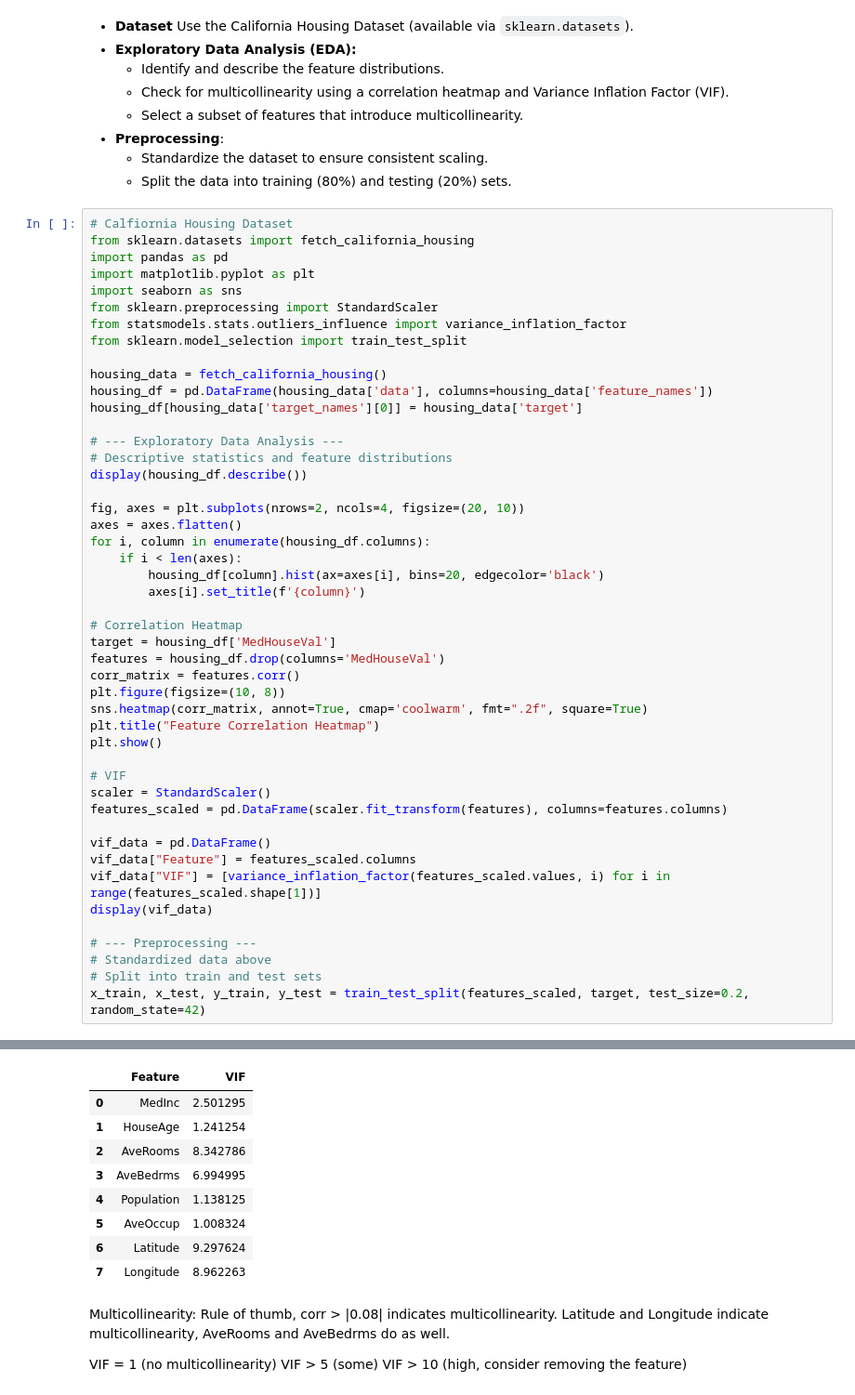
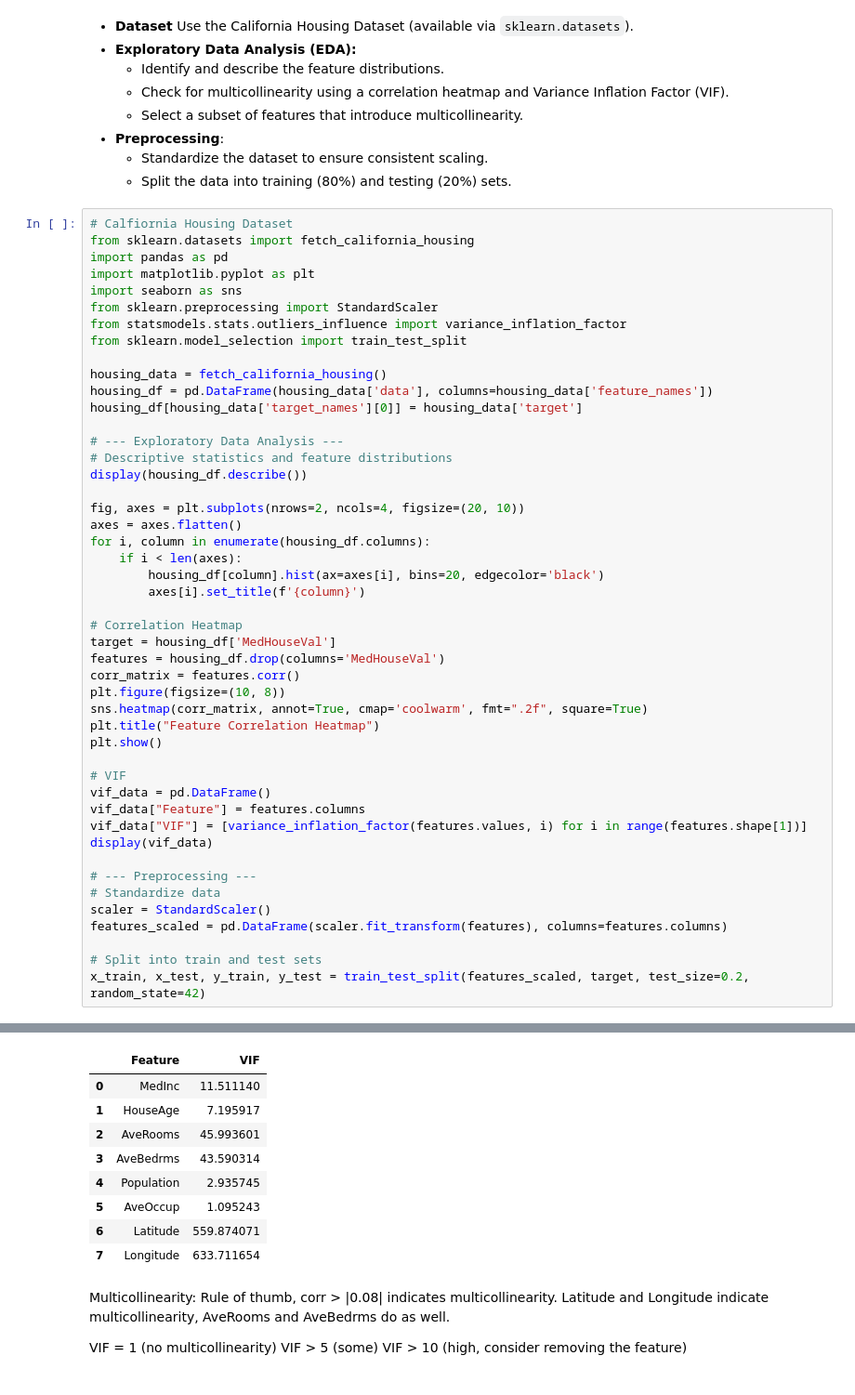
Before and after one commit to slomuscio/EN.685.621, a Jupyter notebook: homework_3/HW3 SP25.ipynb, the cells around one changed output, grey strips where cells are left out. Shown at 93% size. Drawn from its saved outputs; the diff is of its cells as text.

```diff
--- a/homework_3/HW3 SP25.ipynb
+++ b/homework_3/HW3 SP25.ipynb
@@ -46,48 +46,48 @@ for i, column in enumerate(housing_df.columns):
         axes[i].set_title(f'{column}')
 
 # Correlation Heatmap
 target = housing_df['MedHouseVal']
 features = housing_df.drop(columns='MedHouseVal')
 corr_matrix = features.corr()
 plt.figure(figsize=(10, 8))
 sns.heatmap(corr_matrix, annot=True, cmap='coolwarm', fmt=".2f", square=True)
 plt.title("Feature Correlation Heatmap")
 plt.show()
 
 # VIF
+vif_data = pd.DataFrame()
+vif_data["Feature"] = features.columns
+vif_data["VIF"] = [variance_inflation_factor(features.values, i) for i in range(features.shape[1])]
+display(vif_data)
+
+# --- Preprocessing ---
+# Standardize data
 scaler = StandardScaler()
 features_scaled = pd.DataFrame(scaler.fit_transform(features), columns=features.columns)
 
-vif_data = pd.DataFrame()
-vif_data["Feature"] = features_scaled.columns
-vif_data["VIF"] = [variance_inflation_factor(features_scaled.values, i) for i in range(features_scaled.shape[1])]
-display(vif_data)
-
-# --- Preprocessing ---
-# Standardized data above
 # Split into train and test sets
 x_train, x_test, y_train, y_test = train_test_split(features_scaled, target, test_size=0.2, random_state=42)
 # %% [output]
 |  | MedInc | HouseAge | AveRooms | AveBedrms | Population | AveOccup | Latitude | Longitude | MedHouseVal |
 | count | 20640.000000 | 20640.000000 | 20640.000000 | 20640.000000 | 20640.000000 | 20640.000000 | 20640.000000 | 20640.000000 | 20640.000000 |
 | mean | 3.870671 | 28.639486 | 5.429000 | 1.096675 | 1425.476744 | 3.070655 | 35.631861 | -119.569704 | 2.068558 |
 | std | 1.899822 | 12.585558 | 2.474173 | 0.473911 | 1132.462122 | 10.386050 | 2.135952 | 2.003532 | 1.153956 |
 | min | 0.499900 | 1.000000 | 0.846154 | 0.333333 | 3.000000 | 0.692308 | 32.540000 | -124.350000 | 0.149990 |
 | 25% | 2.563400 | 18.000000 | 4.440716 | 1.006079 | 787.000000 | 2.429741 | 33.930000 | -121.800000 | 1.196000 |
 | 50% | 3.534800 | 29.000000 | 5.229129 | 1.048780 | 1166.000000 | 2.818116 | 34.260000 | -118.490000 | 1.797000 |
 | 75% | 4.743250 | 37.000000 | 6.052381 | 1.099526 | 1725.000000 | 3.282261 | 37.710000 | -118.010000 | 2.647250 |
 | max | 15.000100 | 52.000000 | 141.909091 | 34.066667 | 35682.000000 | 1243.333333 | 41.950000 | -114.310000 | 5.000010 |
 [figure]
 [figure]
 |  | Feature | VIF |
-| 0 | MedInc | 2.501295 |
-| 1 | HouseAge | 1.241254 |
-| 2 | AveRooms | 8.342786 |
-| 3 | AveBedrms | 6.994995 |
-| 4 | Population | 1.138125 |
-| 5 | AveOccup | 1.008324 |
-| 6 | Latitude | 9.297624 |
-| 7 | Longitude | 8.962263 |
+| 0 | MedInc | 11.511140 |
+| 1 | HouseAge | 7.195917 |
+| 2 | AveRooms | 45.993601 |
+| 3 | AveBedrms | 43.590314 |
+| 4 | Population | 2.935745 |
+| 5 | AveOccup | 1.095243 |
+| 6 | Latitude | 559.874071 |
+| 7 | Longitude | 633.711654 |
 # %% [markdown]
 Multicollinearity: Rule of thumb, corr > |0.08| indicates multicollinearity. Latitude and Longitude indicate multicollinearity, AveRooms and AveBedrms do as well.
 
```
Also changed, not shown: parts of 3 cells of this notebook.
